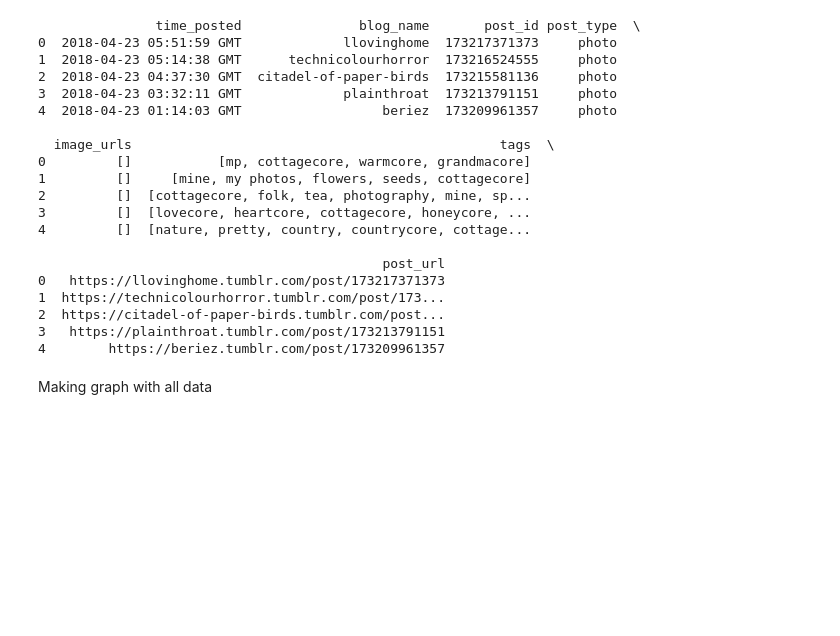
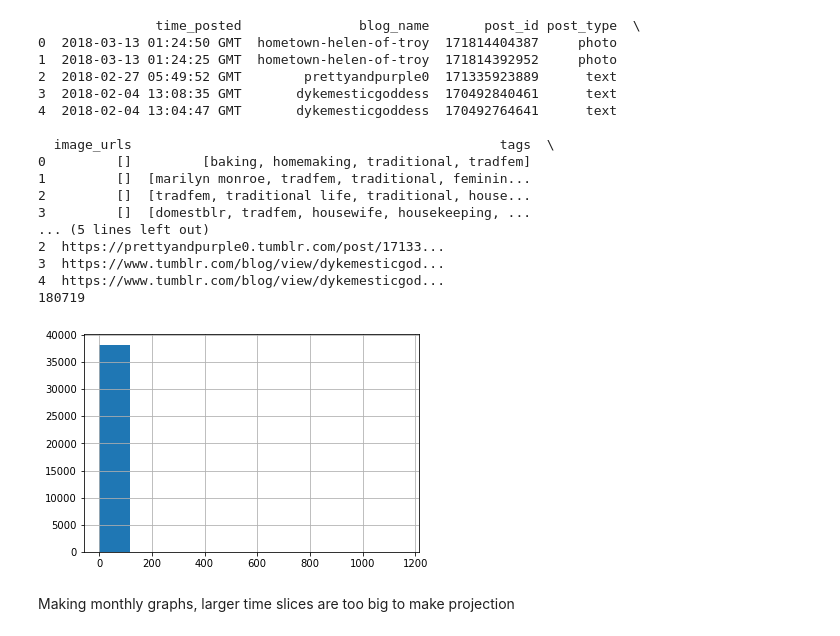
Before and after one commit to olivermallen/Cottagecore_Tradwife_Pipeline, a Jupyter notebook: network_analysis.ipynb, the cells around one changed output. Saved outputs shown, nothing was run; the diff lists cells and outputs as text; code cells hidden in the pictures; blank space fills up the shorter version.

Commit message:
add network analysis to notebook, tradblr data

```diff
--- a/network_analysis.ipynb
+++ b/network_analysis.ipynb
@@ -2,28 +2,40 @@
 import pickle
 with open('full_data.pkl', 'rb') as f:
     df = pickle.load(f)
+print(df.head())
+print(len(df))
+# %% [output]
+               time_posted               blog_name       post_id post_type  \
+0  2018-03-13 01:24:50 GMT  hometown-helen-of-troy  171814404387     photo
+1  2018-03-13 01:24:25 GMT  hometown-helen-of-troy  171814392952     photo
+2  2018-02-27 05:49:52 GMT        prettyandpurple0  171335923889      text
+3  2018-02-04 13:08:35 GMT       dykemesticgoddess  170492840461      text
+4  2018-02-04 13:04:47 GMT       dykemesticgoddess  170492764641      text
+
+  image_urls                                               tags  \
+0         []         [baking, homemaking, traditional, tradfem]
+1         []  [marilyn monroe, tradfem, traditional, feminin...
+2         []  [tradfem, traditional life, traditional, house...
+3         []  [domestblr, tradfem, housewife, housekeeping, ...
+... (5 lines left out)
+2  https://prettyandpurple0.tumblr.com/post/17133...
+3  https://www.tumblr.com/blog/view/dykemesticgod...
+4  https://www.tumblr.com/blog/view/dykemesticgod...
+180719
-# %%
-print(df.head())
-# %% [output]
-               time_posted               blog_name       post_id post_type  \
-0  2018-04-23 05:51:59 GMT             llovinghome  173217371373     photo
-1  2018-04-23 05:14:38 GMT      technicolourhorror  173216524555     photo
-2  2018-04-23 04:37:30 GMT  citadel-of-paper-birds  173215581136     photo
-3  2018-04-23 03:32:11 GMT             plainthroat  173213791151     photo
-4  2018-04-23 01:14:03 GMT                  beriez  173209961357     photo
-
-  image_urls                                               tags  \
-0         []           [mp, cottagecore, warmcore, grandmacore]
-1         []     [mine, my photos, flowers, seeds, cottagecore]
-2         []  [cottagecore, folk, tea, photography, mine, sp...
-3         []  [lovecore, heartcore, cottagecore, honeycore, ...
-4         []  [nature, pretty, country, countrycore, cottage...
-
-                                            post_url
-0   https://llovinghome.tumblr.com/post/173217371373
-1  https://technicolourhorror.tumblr.com/post/173...
-2  https://citadel-of-paper-birds.tumblr.com/post...
-3   https://plainthroat.tumblr.com/post/173213791151
-4        https://beriez.tumblr.com/post/173209961357
-# %% [markdown]
-Making graph with all data
+# %%
+#getting tradwife "score"
+def get_tradwife_score(tags):
+    return tags.count('tradwife')+tags.count('tradfem')+tags.count('tradblr')
+# %%
+df['tradwife_score']=df.apply(lambda row: get_tradwife_score(row['tags']), axis=1)
+tradwifescores = df.groupby(by=["blog_name"])['tradwife_score'].sum()
+import matplotlib.pyplot as plt
+import numpy as np
+tradwifescores.hist()
+plt.show()
+tradwifescores = np.log(tradwifescores, where=(tradwifescores!=0))
+#looks like this measure would benefit from a log scale, will adjust spline on gephi
+# %% [output]
+[figure, added]
+# %% [markdown]
+Making monthly graphs, larger time slices are too big to make projection
```
Also changed, not shown: parts of 11 cells of this notebook, 3 other files.
